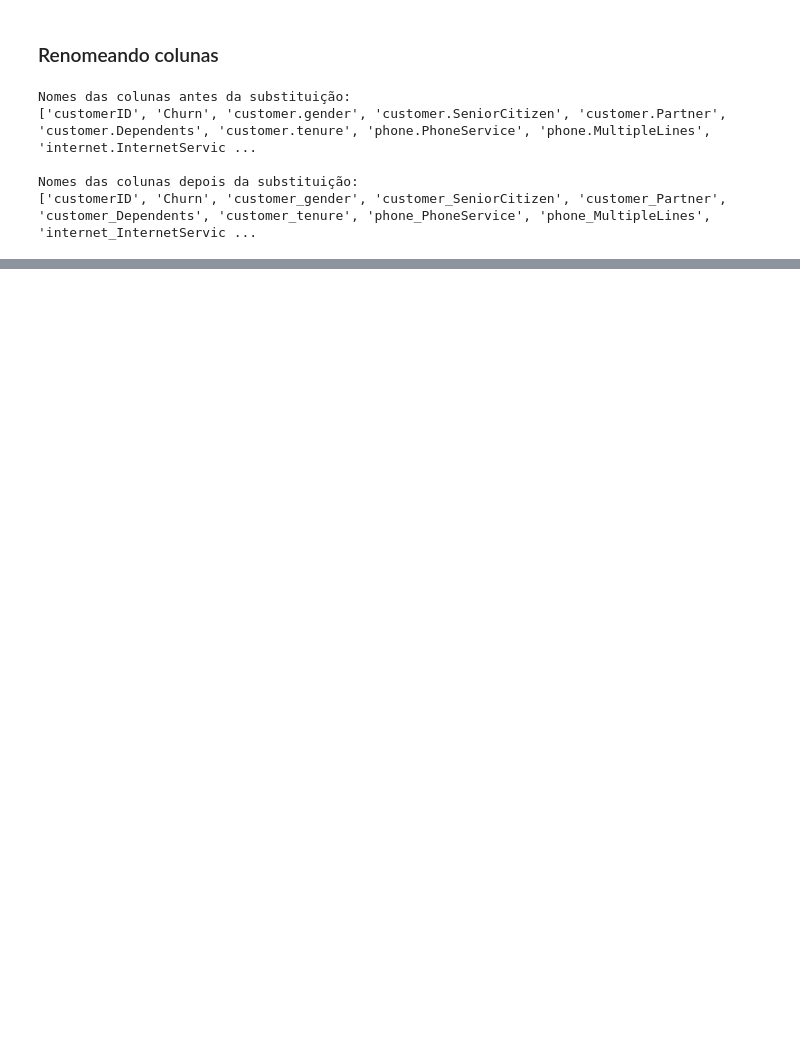
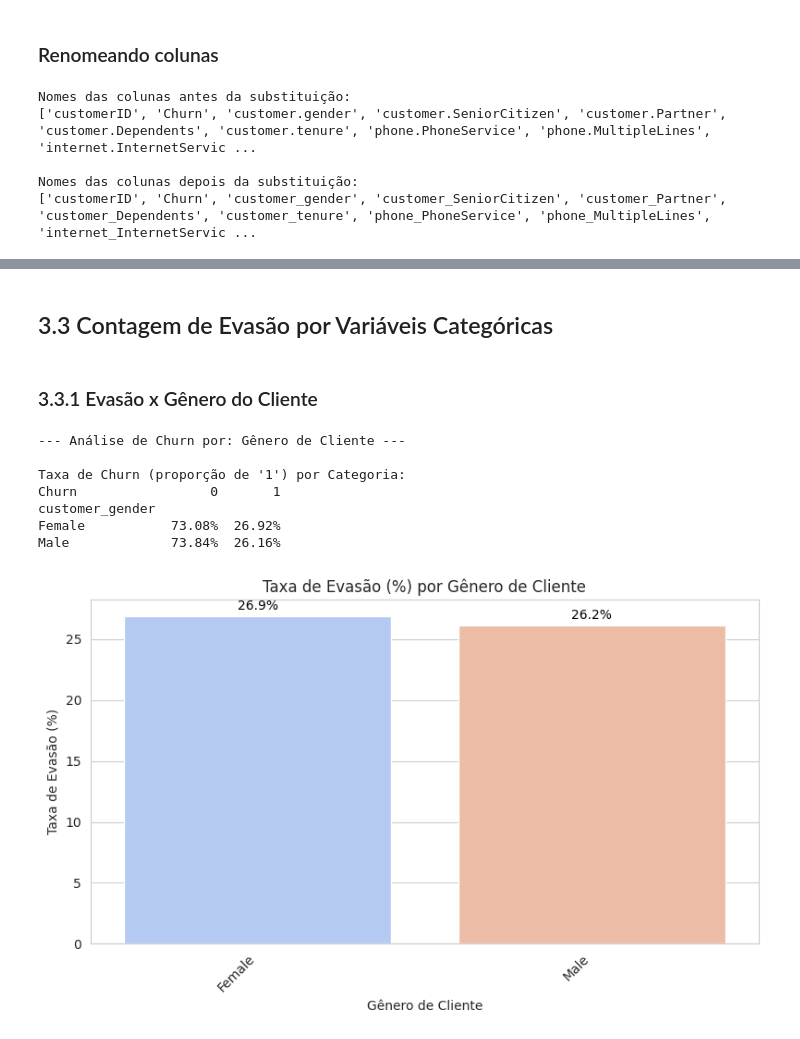
Before and after one commit to vitor-freitas1/challenge-telecom-x-churn, a Jupyter notebook: challenge_telecom_x_churn.ipynb, the cells around one changed output, grey strips where cells are left out. Cells and saved outputs as stored; diff of their text form; code cells hidden in the pictures; blank space fills up the shorter version.

```diff
--- a/challenge_telecom_x_churn.ipynb
+++ b/challenge_telecom_x_churn.ipynb
@@ -463,0 +652,42 @@ Nomes das colunas depois da substituição:
+# %% [markdown]
+## 3.3 Contagem de Evasão por Variáveis Categóricas
+# %% [markdown]
+### 3.3.1 Evasão x Gênero do Cliente
+# %%
+coluna_cat_analise = 'customer_gender'
+
+if coluna_cat_analise in df.columns:
+    print(f"\n--- Análise de Churn por: Gênero de Cliente ---")
+
+    # Taxa de Churn por Categoria
+    print("\nTaxa de Churn (proporção de '1') por Categoria:")
+    taxa_churn_crosstab = pd.crosstab(df[coluna_cat_analise], df['Churn'], normalize='index') * 100
+    print(taxa_churn_crosstab.round(2).astype(str) + '%')
+
+    # Visualização da Taxa de Churn por Categoria (Barplot)
+    taxa_churn_para_plot = df.groupby(coluna_cat_analise)['Churn'].mean().mul(100).sort_values(ascending=False)
+    plt.figure(figsize=(8, 5))
+    sns.barplot(x=taxa_churn_para_plot.index, y=taxa_churn_para_plot.values, hue=taxa_churn_para_plot.index,
+    palette="coolwarm", legend=False)
+    plt.title(f'Taxa de Evasão (%) por Gênero de Cliente')
+    plt.ylabel('Taxa de Evasão (%)')
+    plt.xlabel('Gênero de Cliente')
+    plt.xticks(rotation=45, ha='right')
+
+    # Adicionar anotações de percentual nas barras
+    for i, v in enumerate(taxa_churn_para_plot.values):
+        plt.text(i, v + 0.5, f"{v:.1f}%", color='black', ha="center")
+    plt.tight_layout()
+    plt.show()
+
+else:
+    print(f"ERRO: Coluna '{coluna_cat_analise}' não encontrada.")
+# %% [output]
+--- Análise de Churn por: Gênero de Cliente ---
+
+Taxa de Churn (proporção de '1') por Categoria:
+Churn                 0       1
+customer_gender
+Female           73.08%  26.92%
+Male             73.84%  26.16%
+[figure, added]
```
Also changed, not shown: parts of 37 cells of this notebook.
